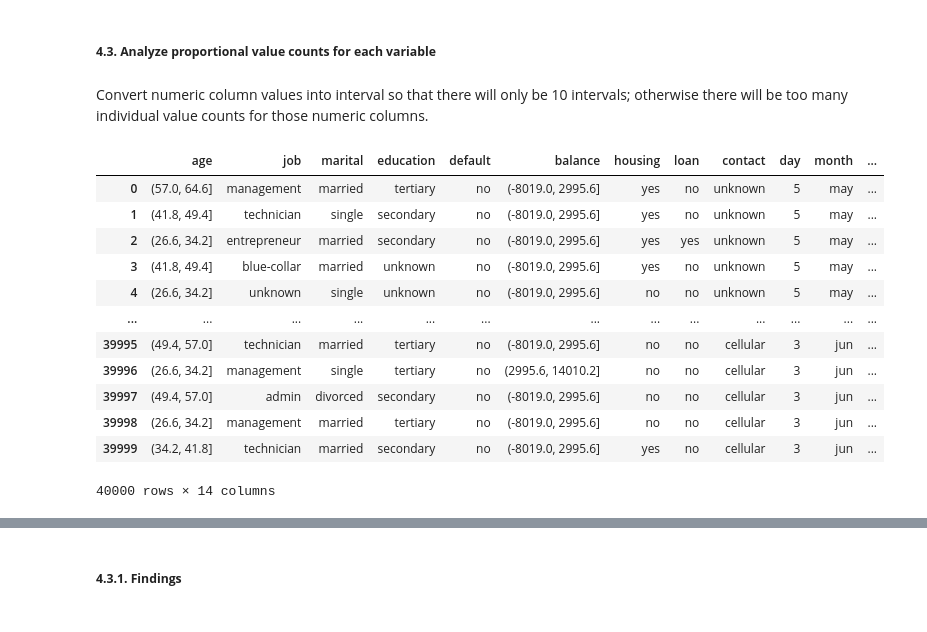
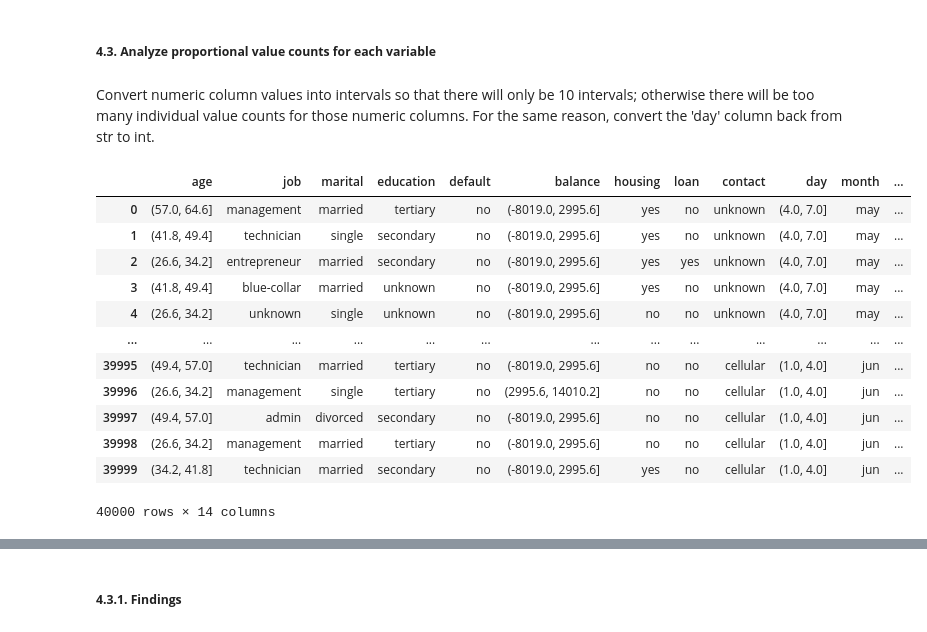
Before and after one commit to henryhyunwookim/Term-Deposit-Marketing, a Jupyter notebook: notebooks/Term Deposit Marketing_v2.ipynb, the cells around one changed output, grey strips where cells are left out. Cells and saved outputs as stored; diff of their text form; code cells hidden in the pictures.

```diff
--- a/notebooks/Term Deposit Marketing_v2.ipynb
+++ b/notebooks/Term Deposit Marketing_v2.ipynb
@@ -460,0 +444,5 @@ run_chi_tests(data=non_numeric_df, target='y', significance_level=0.05,
+# %%
+non_numeric_df = data[non_numeric_columns+['y']]
+pd.set_option('mode.chained_assignment', None)
+non_numeric_df['day'] = pd.to_datetime(non_numeric_df['day'], format='%d').dt.day
+non_numeric_df['month'] = pd.to_datetime(non_numeric_df['month'], format='%b').dt.month
@@ -465,28 +468,29 @@ As we can see from the chi-square values and p-values, all variables except for
 # %% [markdown]
 ##### <b>4.3. Analyze proportional value counts for each variable</b>
 # %% [markdown]
-Convert numeric column values into interval so that there will only be 10 intervals; otherwise there will be too many individual value counts for those numeric columns.
+Convert numeric column values into intervals so that there will only be 10 intervals; otherwise there will be too many individual value counts for those numeric columns. For the same reason, convert the 'day' column back from str to int.
 # %%
 data_interval_df = data.copy()
-for num_col in numeric_columns:
+data_interval_df['day'] = data_interval_df['day'].astype('int')
+for num_col in numeric_columns + ['day']:
     col_vals = data_interval_df[num_col]
     min_val = np.min(col_vals)
     max_val = np.max(col_vals)
     interval = (max_val - min_val) / 10
     data_interval_df[num_col] = pd.cut(col_vals, bins=np.arange(min_val, max_val, interval), right=True)
 data_interval_df
 # %% [output]
 |  | age | job | marital | education | default | balance | housing | loan | contact | day | month | ... |
-| 0 | (57.0, 64.6] | management | married | tertiary | no | (-8019.0, 2995.6] | yes | no | unknown | 5 | may | ... |
-| 1 | (41.8, 49.4] | technician | single | secondary | no | (-8019.0, 2995.6] | yes | no | unknown | 5 | may | ... |
-| 2 | (26.6, 34.2] | entrepreneur | married | secondary | no | (-8019.0, 2995.6] | yes | yes | unknown | 5 | may | ... |
-| 3 | (41.8, 49.4] | blue-collar | married | unknown | no | (-8019.0, 2995.6] | yes | no | unknown | 5 | may | ... |
-| 4 | (26.6, 34.2] | unknown | single | unknown | no | (-8019.0, 2995.6] | no | no | unknown | 5 | may | ... |
+| 0 | (57.0, 64.6] | management | married | tertiary | no | (-8019.0, 2995.6] | yes | no | unknown | (4.0, 7.0] | may | ... |
+| 1 | (41.8, 49.4] | technician | single | secondary | no | (-8019.0, 2995.6] | yes | no | unknown | (4.0, 7.0] | may | ... |
+| 2 | (26.6, 34.2] | entrepreneur | married | secondary | no | (-8019.0, 2995.6] | yes | yes | unknown | (4.0, 7.0] | may | ... |
+| 3 | (41.8, 49.4] | blue-collar | married | unknown | no | (-8019.0, 2995.6] | yes | no | unknown | (4.0, 7.0] | may | ... |
+| 4 | (26.6, 34.2] | unknown | single | unknown | no | (-8019.0, 2995.6] | no | no | unknown | (4.0, 7.0] | may | ... |
 | ... | ... | ... | ... | ... | ... | ... | ... | ... | ... | ... | ... | ... |
-| 39995 | (49.4, 57.0] | technician | married | tertiary | no | (-8019.0, 2995.6] | no | no | cellular | 3 | jun | ... |
-| 39996 | (26.6, 34.2] | management | single | tertiary | no | (2995.6, 14010.2] | no | no | cellular | 3 | jun | ... |
-| 39997 | (49.4, 57.0] | admin | divorced | secondary | no | (-8019.0, 2995.6] | no | no | cellular | 3 | jun | ... |
-| 39998 | (26.6, 34.2] | management | married | tertiary | no | (-8019.0, 2995.6] | no | no | cellular | 3 | jun | ... |
-| 39999 | (34.2, 41.8] | technician | married | secondary | no | (-8019.0, 2995.6] | yes | no | cellular | 3 | jun | ... |
+| 39995 | (49.4, 57.0] | technician | married | tertiary | no | (-8019.0, 2995.6] | no | no | cellular | (1.0, 4.0] | jun | ... |
+| 39996 | (26.6, 34.2] | management | single | tertiary | no | (2995.6, 14010.2] | no | no | cellular | (1.0, 4.0] | jun | ... |
+| 39997 | (49.4, 57.0] | admin | divorced | secondary | no | (-8019.0, 2995.6] | no | no | cellular | (1.0, 4.0] | jun | ... |
+| 39998 | (26.6, 34.2] | management | married | tertiary | no | (-8019.0, 2995.6] | no | no | cellular | (1.0, 4.0] | jun | ... |
+| 39999 | (34.2, 41.8] | technician | married | secondary | no | (-8019.0, 2995.6] | yes | no | cellular | (1.0, 4.0] | jun | ... |
 40000 rows × 14 columns
 # %%
```
Also changed, not shown: parts of 13 cells of this notebook.
